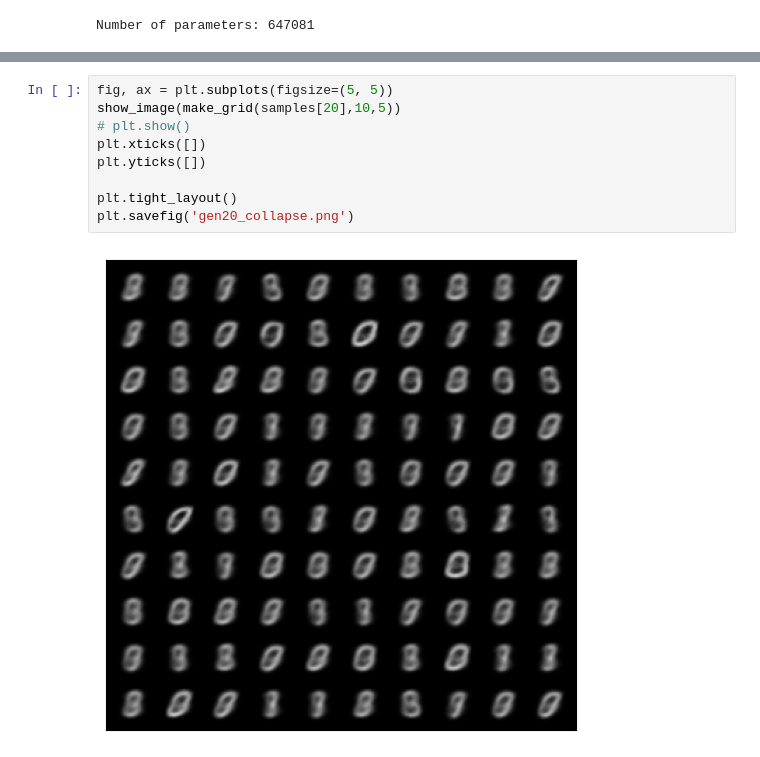
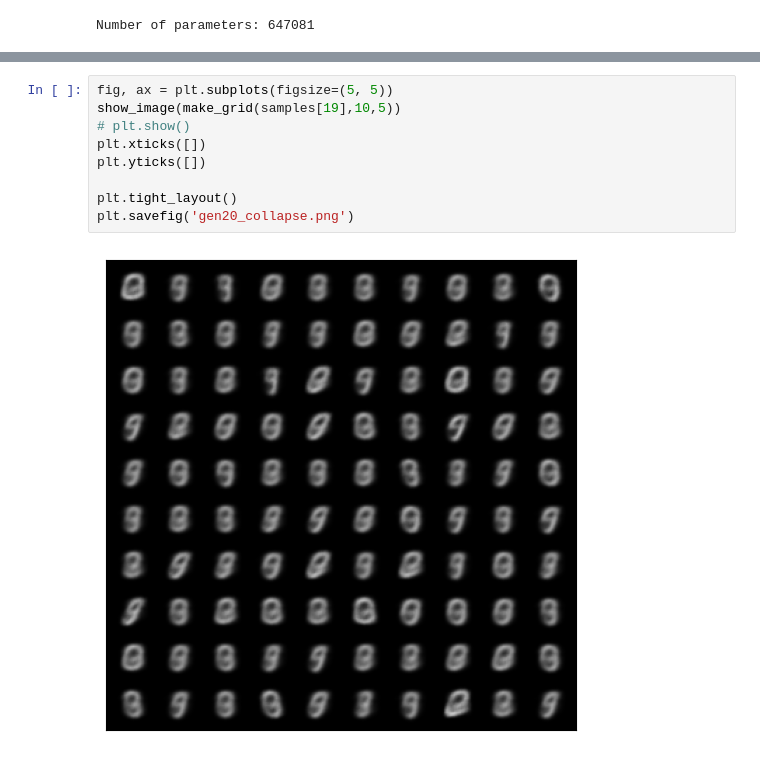
Before and after one commit to kevinngonyc/ModelCollapse, a Jupyter notebook: VAE-MNIST.ipynb, the cells around one changed output, grey strips where cells are left out. Drawn from its saved outputs; the diff is of its cells as text.

```diff
--- a/VAE-MNIST.ipynb
+++ b/VAE-MNIST.ipynb
@@ -283,13 +297,13 @@ plt.tight_layout()
 # %%
 fig, ax = plt.subplots(figsize=(5, 5))
-show_image(make_grid(samples[20],10,5))
+show_image(make_grid(samples[19],10,5))
 # plt.show()
 plt.xticks([])
 plt.yticks([])
 
 plt.tight_layout()
 plt.savefig('gen20_collapse.png')
 # %% [output]
-[figure, old version]
+[figure, new version]
 # %%
 samples_noise = []
```
Also changed, not shown: parts of 18 cells of this notebook, 8 other files.
